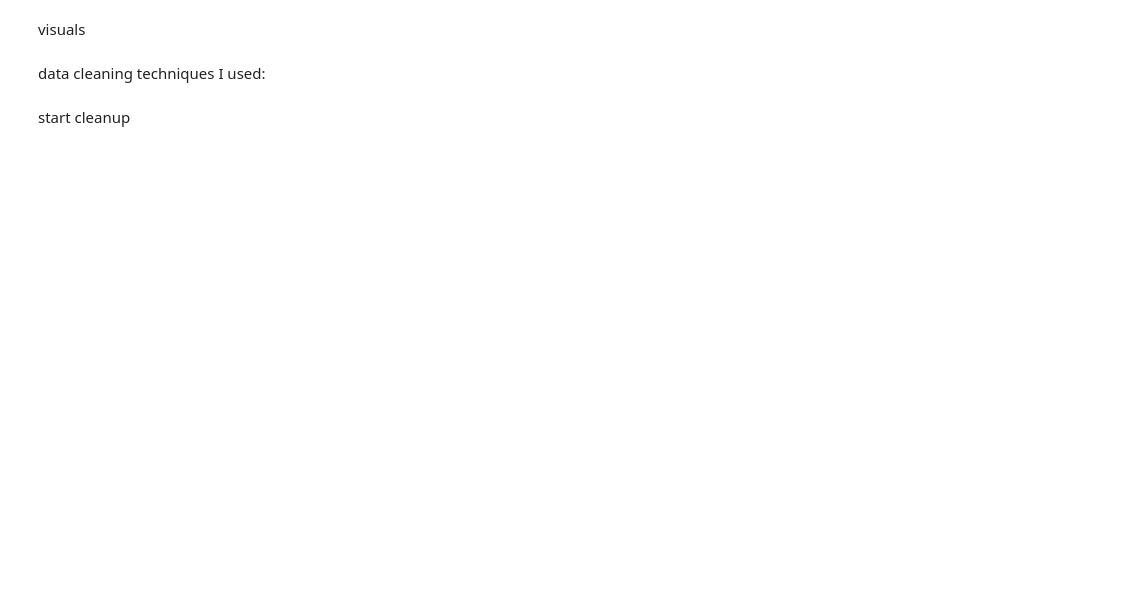
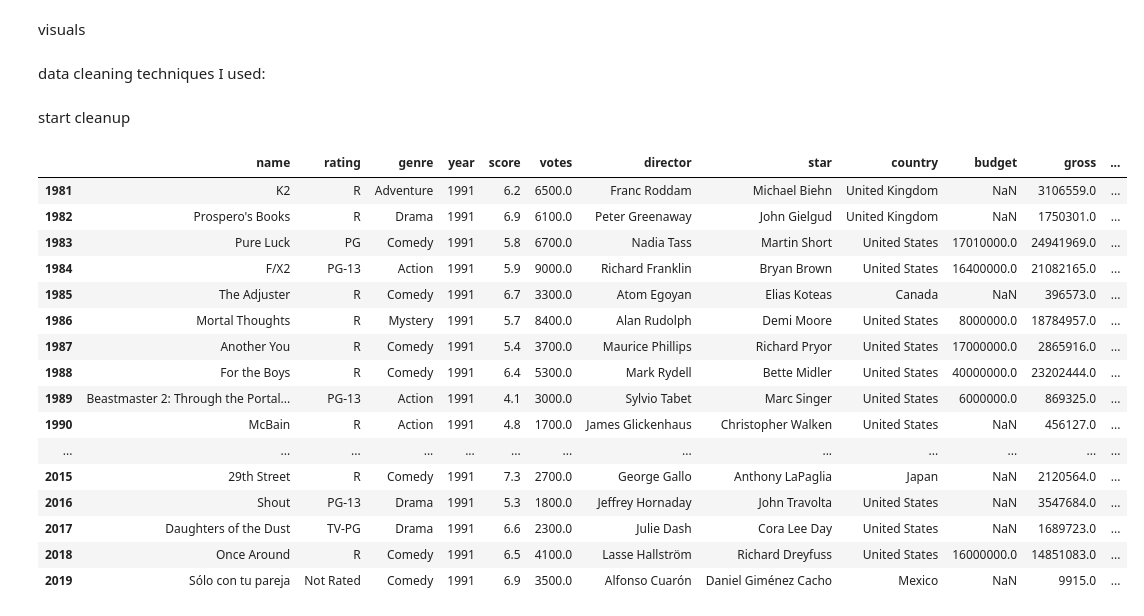
Before and after one commit to Kaidense2026/Pop_culture-, a Jupyter notebook: Pop_Culture_research_project.ipynb, the cells around one changed output. Drawn from its saved outputs; the diff is of its cells as text; code cells hidden in the pictures; blank space fills up the shorter version.

```diff
--- a/Pop_Culture_research_project.ipynb
+++ b/Pop_Culture_research_project.ipynb
@@ -159,3 +165,23 @@ visuals
 data cleaning techniques I used:
 # %% [markdown]
 start cleanup
+# %%
+movies.iloc[1981:2020]
+# %% [output]
+|  | name | rating | genre | year | score | votes | director | star | country | budget | gross | ... |
+| 1981 | K2 | R | Adventure | 1991 | 6.2 | 6500.0 | Franc Roddam | Michael Biehn | United Kingdom | NaN | 3106559.0 | ... |
+| 1982 | Prospero's Books | R | Drama | 1991 | 6.9 | 6100.0 | Peter Greenaway | John Gielgud | United Kingdom | NaN | 1750301.0 | ... |
+| 1983 | Pure Luck | PG | Comedy | 1991 | 5.8 | 6700.0 | Nadia Tass | Martin Short | United States | 17010000.0 | 24941969.0 | ... |
+| 1984 | F/X2 | PG-13 | Action | 1991 | 5.9 | 9000.0 | Richard Franklin | Bryan Brown | United States | 16400000.0 | 21082165.0 | ... |
+| 1985 | The Adjuster | R | Comedy | 1991 | 6.7 | 3300.0 | Atom Egoyan | Elias Koteas | Canada | NaN | 396573.0 | ... |
+| 1986 | Mortal Thoughts | R | Mystery | 1991 | 5.7 | 8400.0 | Alan Rudolph | Demi Moore | United States | 8000000.0 | 18784957.0 | ... |
+| 1987 | Another You | R | Comedy | 1991 | 5.4 | 3700.0 | Maurice Phillips | Richard Pryor | United States | 17000000.0 | 2865916.0 | ... |
+| 1988 | For the Boys | R | Comedy | 1991 | 6.4 | 5300.0 | Mark Rydell | Bette Midler | United States | 40000000.0 | 23202444.0 | ... |
+| 1989 | Beastmaster 2: Through the Portal... | PG-13 | Action | 1991 | 4.1 | 3000.0 | Sylvio Tabet | Marc Singer | United States | 6000000.0 | 869325.0 | ... |
+| 1990 | McBain | R | Action | 1991 | 4.8 | 1700.0 | James Glickenhaus | Christopher Walken | United States | NaN | 456127.0 | ... |
+| ... | ... | ... | ... | ... | ... | ... | ... | ... | ... | ... | ... | ... |
+| 2015 | 29th Street | R | Comedy | 1991 | 7.3 | 2700.0 | George Gallo | Anthony LaPaglia | Japan | NaN | 2120564.0 | ... |
+| 2016 | Shout | PG-13 | Drama | 1991 | 5.3 | 1800.0 | Jeffrey Hornaday | John Travolta | United States | NaN | 3547684.0 | ... |
+| 2017 | Daughters of the Dust | TV-PG | Drama | 1991 | 6.6 | 2300.0 | Julie Dash | Cora Lee Day | United States | NaN | 1689723.0 | ... |
+| 2018 | Once Around | R | Comedy | 1991 | 6.5 | 4100.0 | Lasse Hallström | Richard Dreyfuss | United States | 16000000.0 | 14851083.0 | ... |
+| 2019 | Sólo con tu pareja | Not Rated | Comedy | 1991 | 6.9 | 3500.0 | Alfonso Cuarón | Daniel Giménez Cacho | Mexico | NaN | 9915.0 | ... |
```
Also changed, not shown: parts of 4 cells of this notebook.
